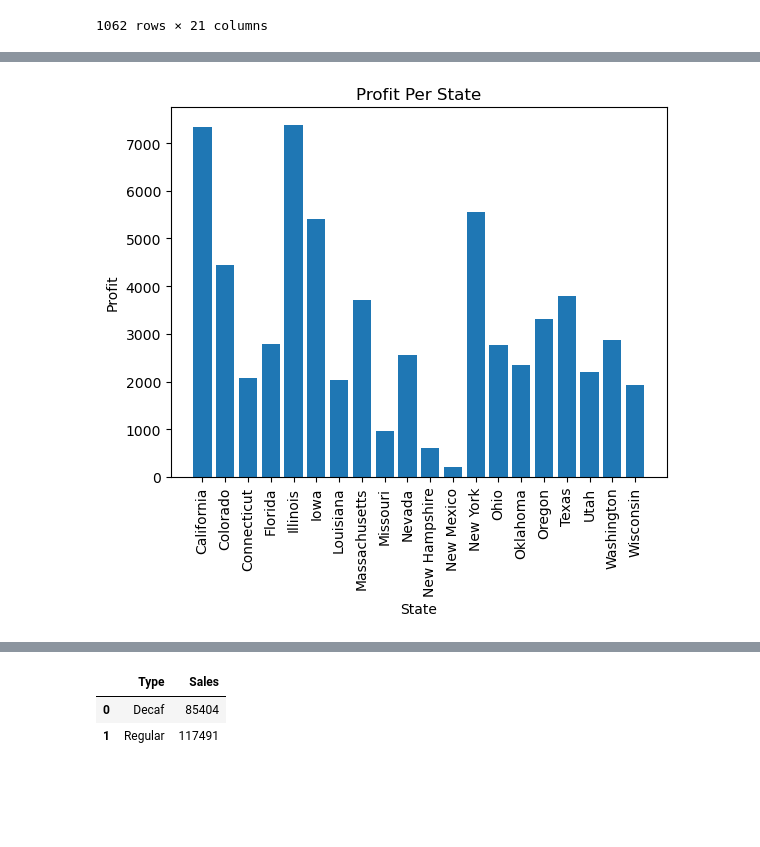
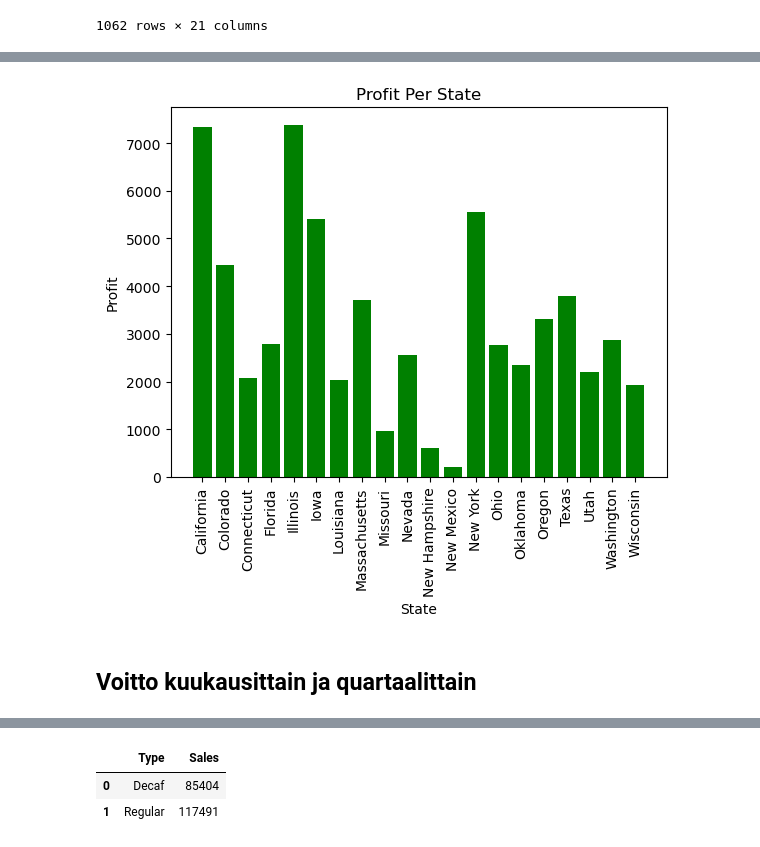
Before and after one commit to R3adyPro/Coffee-Chain-Sales, a Jupyter notebook: main.ipynb, the cells around one changed output, grey strips where cells are left out. Saved outputs shown, nothing was run; the diff lists cells and outputs as text; code cells hidden in the pictures; blank space fills up the shorter version.

```diff
--- a/main.ipynb
+++ b/main.ipynb
@@ -82,0 +80,3 @@ stateProfit
+# %%
+stateProfit['%'] = stateProfit.groupby(['State'])['Profit'].transform('sum') / stateProfit['Profit'].sum() * 100
+stateProfit
@@ -83,9 +101,11 @@ stateProfit
 # %%
-plt.bar(stateProfit['State'], stateProfit['Profit'])
+plt.bar(stateProfit['State'], stateProfit['Profit'], color='g')
 plt.xlabel('State')
 plt.ylabel('Profit')
 plt.title('Profit Per State')
 plt.xticks(rotation='vertical')
 plt.show()
 # %% [output]
-[figure, old version]
+[figure, new version]
+# %% [markdown]
+## Voitto kuukausittain ja quartaalittain
```
Also changed, not shown: parts of 26 cells of this notebook.
